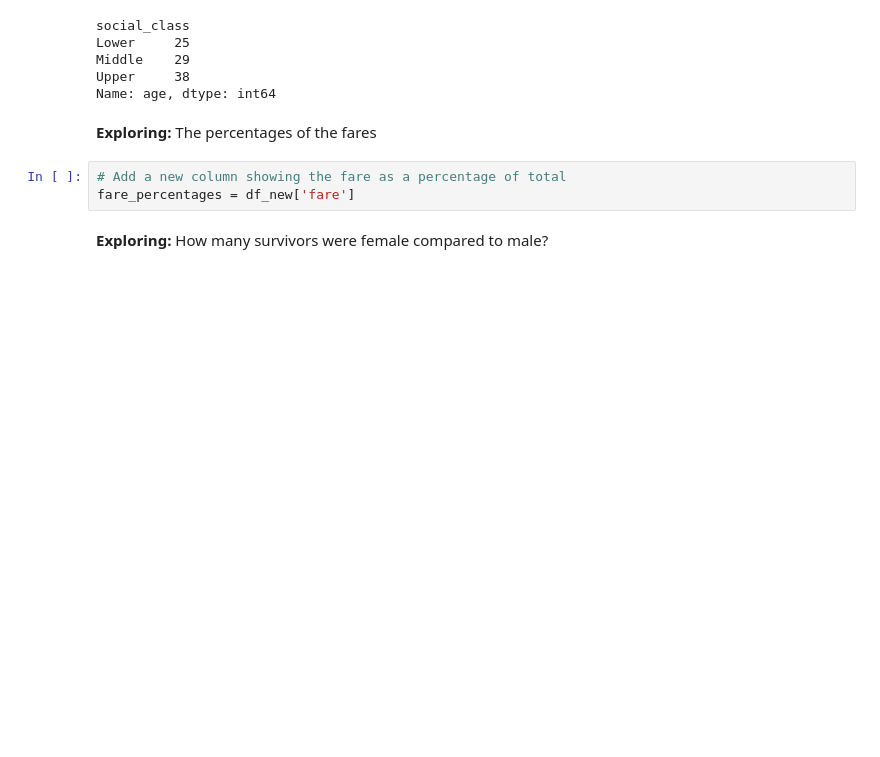
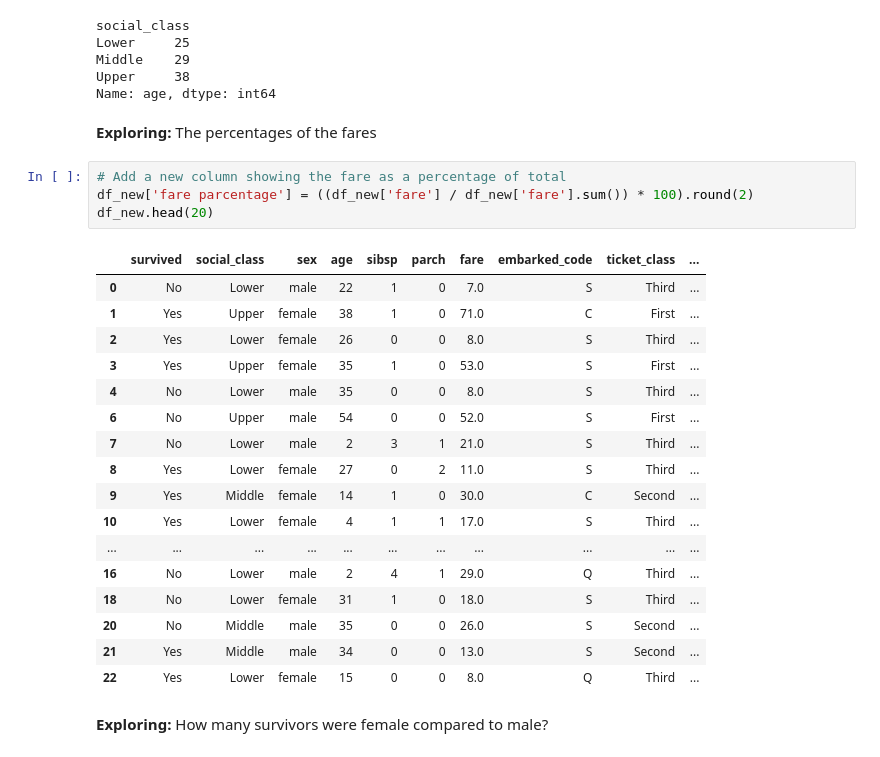
Before and after one commit to KehindeG/Data_402_Python, a Jupyter notebook: titanic_exploration.ipynb, the cells around one changed output. Cells and saved outputs as stored; diff of their text form; blank space fills up the shorter version.

```diff
--- a/titanic_exploration.ipynb
+++ b/titanic_exploration.ipynb
@@ -490,7 +490,26 @@ Name: age, dtype: int64
 **Exploring:** The percentages of the fares
 # %%
 # Add a new column showing the fare as a percentage of total
-fare_percentages = df_new['fare']
+df_new['fare parcentage'] = ((df_new['fare'] / df_new['fare'].sum()) * 100).round(2)
+df_new.head(20)
+# %% [output]
+|  | survived | social_class | sex | age | sibsp | parch | fare | embarked_code | ticket_class | ... |
+| 0 | No | Lower | male | 22 | 1 | 0 | 7.0 | S | Third | ... |
+| 1 | Yes | Upper | female | 38 | 1 | 0 | 71.0 | C | First | ... |
+| 2 | Yes | Lower | female | 26 | 0 | 0 | 8.0 | S | Third | ... |
+| 3 | Yes | Upper | female | 35 | 1 | 0 | 53.0 | S | First | ... |
+| 4 | No | Lower | male | 35 | 0 | 0 | 8.0 | S | Third | ... |
+| 6 | No | Upper | male | 54 | 0 | 0 | 52.0 | S | First | ... |
+| 7 | No | Lower | male | 2 | 3 | 1 | 21.0 | S | Third | ... |
+| 8 | Yes | Lower | female | 27 | 0 | 2 | 11.0 | S | Third | ... |
+| 9 | Yes | Middle | female | 14 | 1 | 0 | 30.0 | C | Second | ... |
+| 10 | Yes | Lower | female | 4 | 1 | 1 | 17.0 | S | Third | ... |
+| ... | ... | ... | ... | ... | ... | ... | ... | ... | ... | ... |
+| 16 | No | Lower | male | 2 | 4 | 1 | 29.0 | Q | Third | ... |
+| 18 | No | Lower | female | 31 | 1 | 0 | 18.0 | S | Third | ... |
+| 20 | No | Middle | male | 35 | 0 | 0 | 26.0 | S | Second | ... |
+| 21 | Yes | Middle | male | 34 | 0 | 0 | 13.0 | S | Second | ... |
+| 22 | Yes | Lower | female | 15 | 0 | 0 | 8.0 | Q | Third | ... |
 # %% [markdown]
 **Exploring:** How many survivors were female compared to male?
 # %%
```
Also changed, not shown: parts of 2 cells of this notebook.
